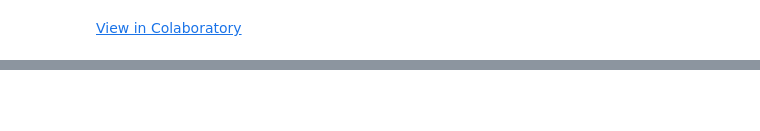
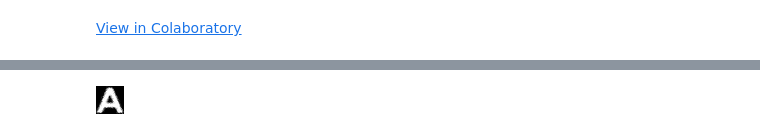
Before and after one commit to toanchitran/tensorflow, a Jupyter notebook: notmnist.ipynb, the cells around one changed output, grey strips where cells are left out. Cells and saved outputs as stored; diff of their text form; code cells hidden in the pictures; blank space fills up the shorter version.

```diff
--- a/notmnist.ipynb
+++ b/notmnist.ipynb
@@ -102,0 +99,4 @@ AttributeError: ignored
+# %%
+Image(os.getcwd()+'/notMNIST_small/A/MDEtMDEtMDAudHRm.png')
+# %% [output]
+[figure, added]
```
Also changed, not shown: parts of 29 cells of this notebook.
